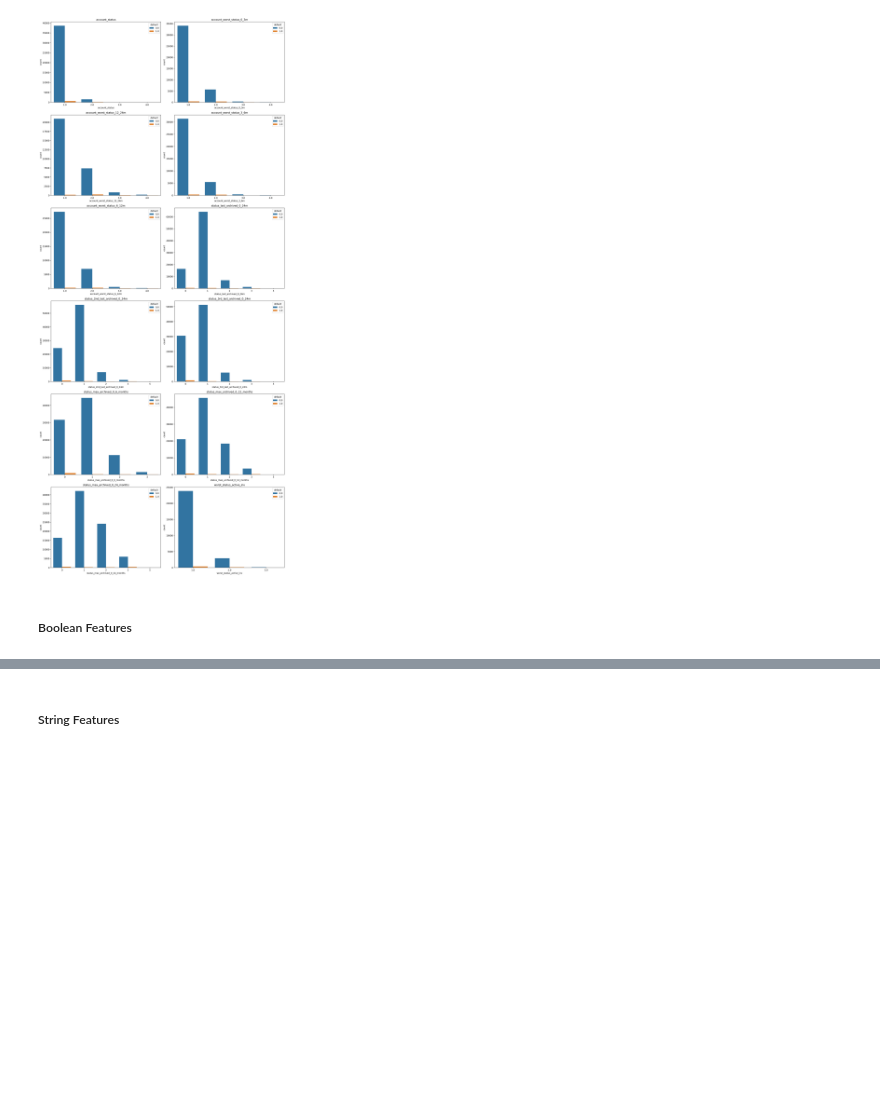
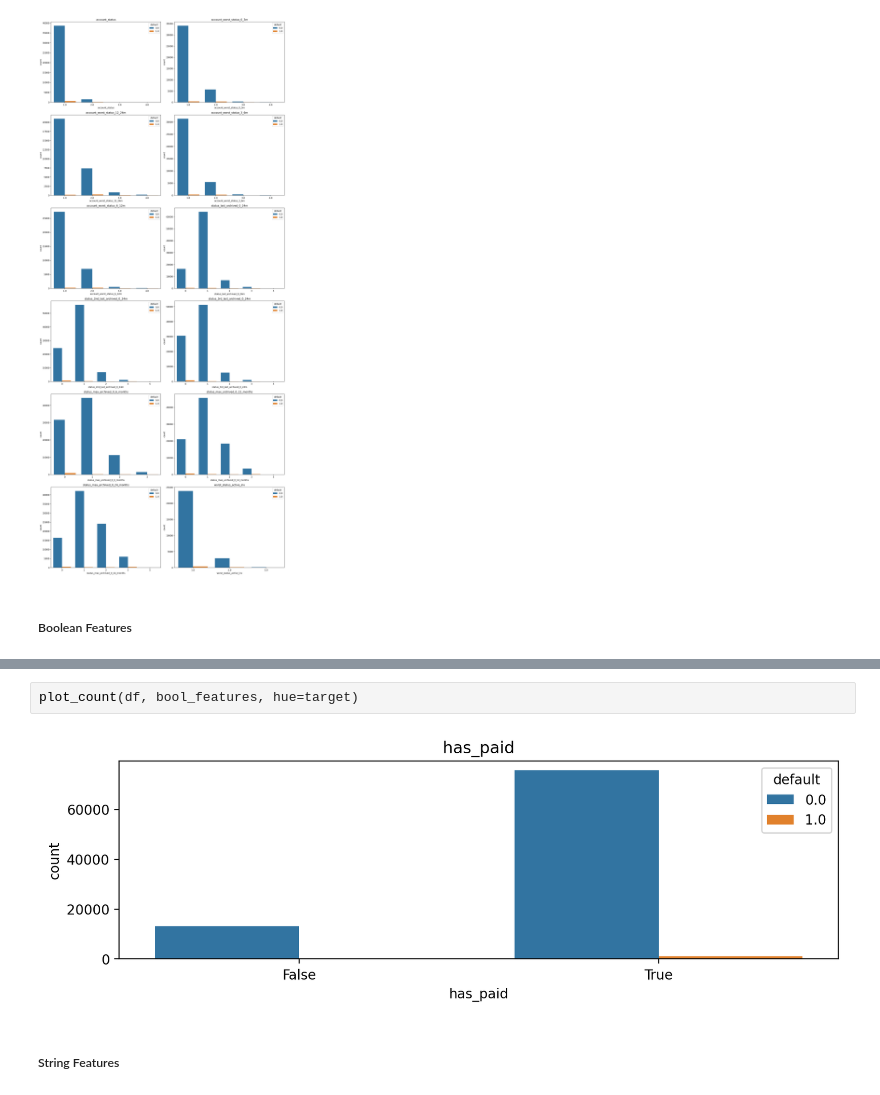
Before and after one commit to gfluz94/aws-deploy-cicd, a Jupyter notebook: notebooks/Training.ipynb, the cells around one changed output, grey strips where cells are left out. Cells and saved outputs as stored; diff of their text form; blank space fills up the shorter version.

```diff
--- a/notebooks/Training.ipynb
+++ b/notebooks/Training.ipynb
@@ -194,3 +266,7 @@ plot_count(df, cat_features, hue="default")
+# %%
+plot_count(df, bool_features, hue=target)
+# %% [output]
+[figure, added]
 # %% [markdown]
 ##### String Features
 # %% [markdown]
```
Also changed, not shown: parts of 17 cells of this notebook.
